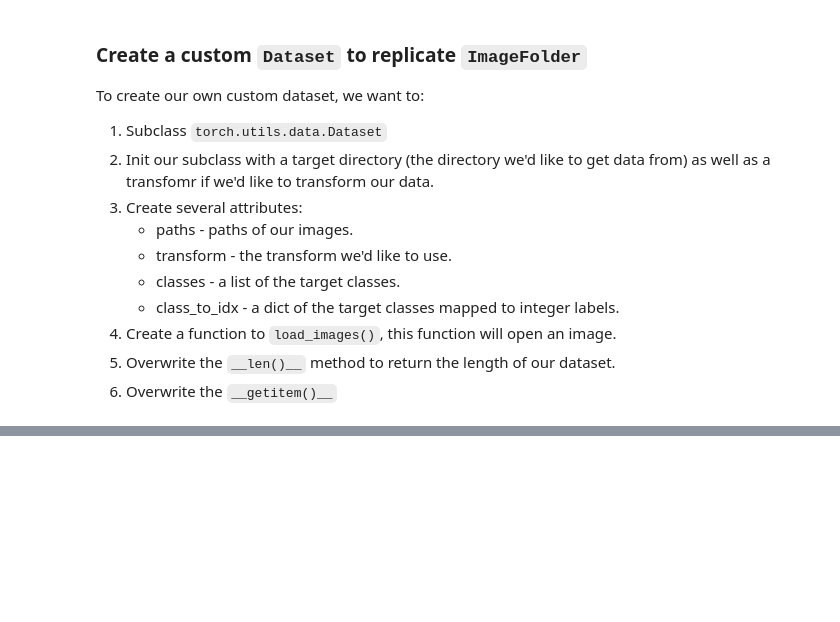
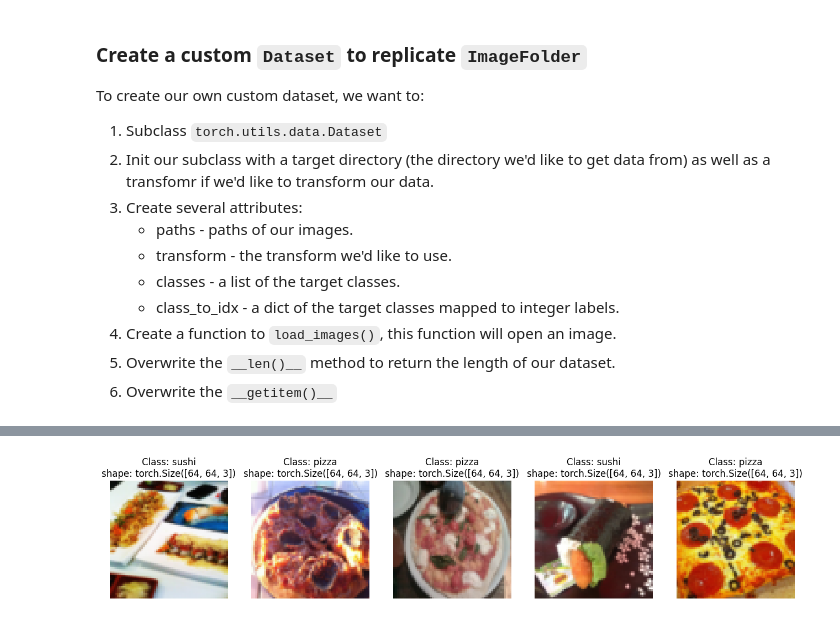
Before and after one commit to MuhammedUmerNazir/pytorch_code_snippets, a Jupyter notebook: 04_custom_datasets_in_torch.ipynb, the cells around one changed output, grey strips where cells are left out. Drawn from its saved outputs; the diff is of its cells as text; code cells hidden in the pictures; blank space fills up the shorter version.

Commit message:
Custom ImageFolder, DataLoaders, TinyVGG Model, Train, Test steps

```diff
--- a/04_custom_datasets_in_torch.ipynb
+++ b/04_custom_datasets_in_torch.ipynb
@@ -462,0 +563,47 @@ To create our own custom dataset, we want to:
+# %%
+# Create a function to take in a dataset
+def display_random_images(dataset: torch.utils.data.Dataset,
+                          classes:List[str] = None,
+                          n: int=10,
+                          display_shape: bool = True,
+                          seed:int=None):
+    # Adjust display if n is too high
+    if n > 10:
+        n=10
+        display_shape = False
+        print(f"For display purposes n shouldn't be larget than 10, setting to 10 and removing shape display.")
+
+    # Set the seed
+    if seed:
+        random.seed(seed)
+
+    # Get the random sample indexes
+    random_samples_idx = random.sample(range(len(dataset)), k=n)
+
+    # Setup plot
+    plt.figure(figsize=(16, 8))
+
+    # Loop thropugh random indexes and plot them with matplotlib
+    for i, targ_sample in enumerate(random_samples_idx):
+        targ_image, targ_label = dataset[targ_sample][0], dataset[targ_sample][1]
+
+        # Adjust tensor dimensions for plotting
+        targ_image_adjust = targ_image.permute(1, 2, 0) # [color_channels, height, width] -> [height, width, color_channels]
+
+        # Plot adjusted samples
+        plt.subplot(1, n, i+1)
+        plt.imshow(targ_image_adjust)
+        plt.axis("off")
+        if classes:
+            title = f"Class: {classes[targ_label]}"
+            if display_shape:
+                title = title + f"\nshape: {targ_image_adjust.shape}"
+        plt.title(title)
+# %%
+# Display random images from the ImageFolder created Dataset
+display_random_images(train_data,
+                      n=5,
+                      classes=class_names,
+                      seed=42)
+# %% [output]
+[figure, added]
```
Also changed, not shown: parts of 40 cells of this notebook.
